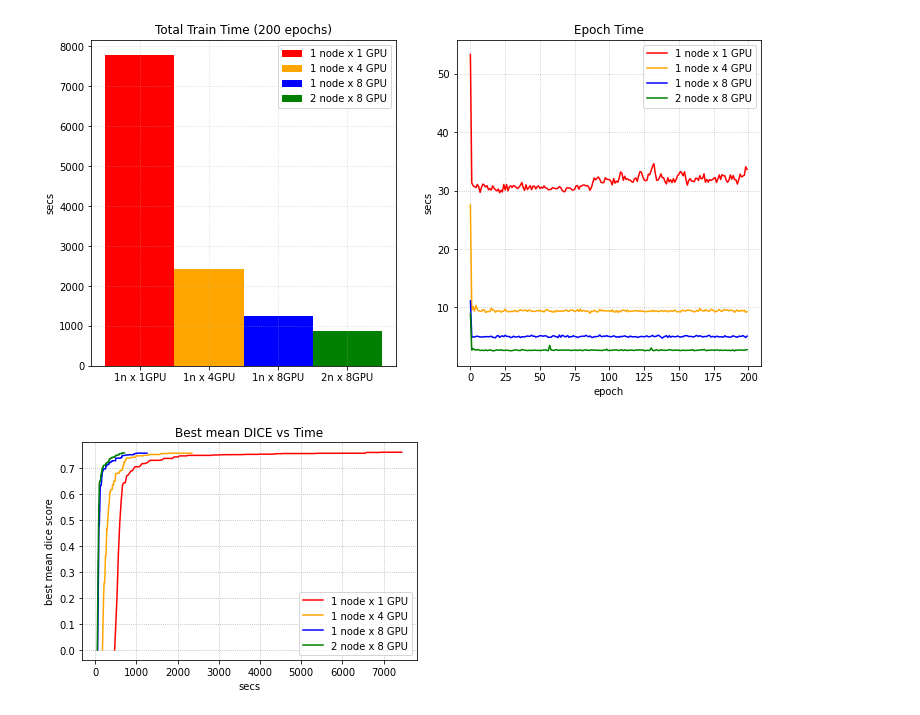
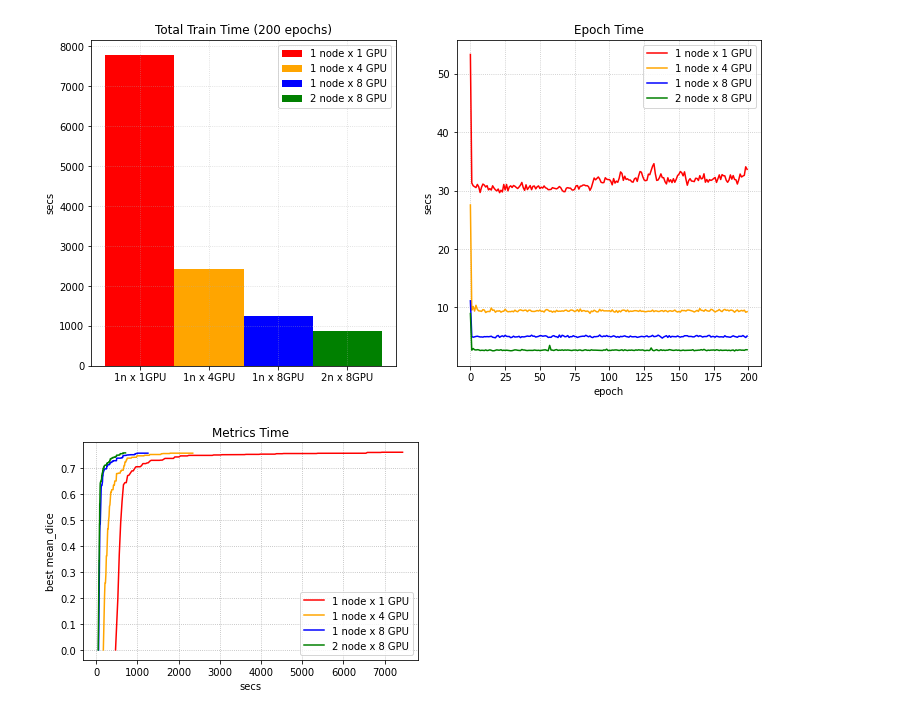
Before and after one commit to YuanTingHsieh/Tutorials, a Jupyter notebook: draw_distributed.ipynb, the cells around one changed output. Drawn from its saved outputs; the diff is of its cells as text; code cells hidden in the pictures.

Commit message:
Modify figure 3 title

```diff
--- a/draw_distributed.ipynb
+++ b/draw_distributed.ipynb
@@ -72,15 +72,15 @@ z2 = [0] + z2
 z3 = [0] + z3
 z4 = [0] + z4
 # %%
-plt.title('Best mean DICE vs Time')
+plt.title('Metrics Time')
 plt.xlabel('secs')
-plt.ylabel('best mean dice score')
+plt.ylabel('best mean_dice')
 plt.plot(total_time_1,z1, label='1 node x 1 GPU', color='red')
 plt.plot(total_time_2,z2, label='1 node x 4 GPU', color='orange')
 plt.plot(total_time_3,z3, label='1 node x 8 GPU', color='blue')
 plt.plot(total_time_4,z4, label='2 node x 8 GPU', color='green')
 plt.grid(alpha=1.0, linestyle=':')
 plt.legend(loc='best')
 plt.show()
 # %% [output]
-[figure, old version]
+[figure, new version]
```
